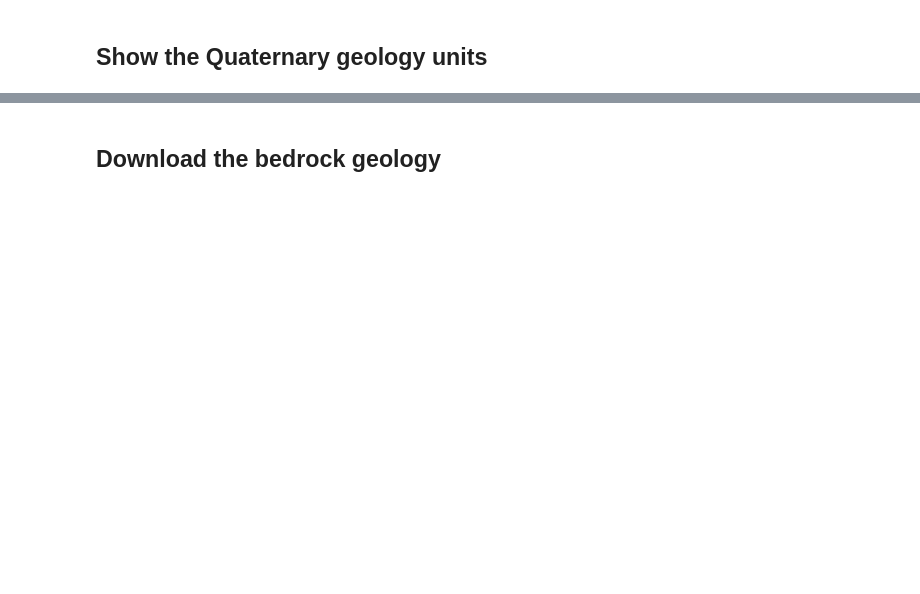
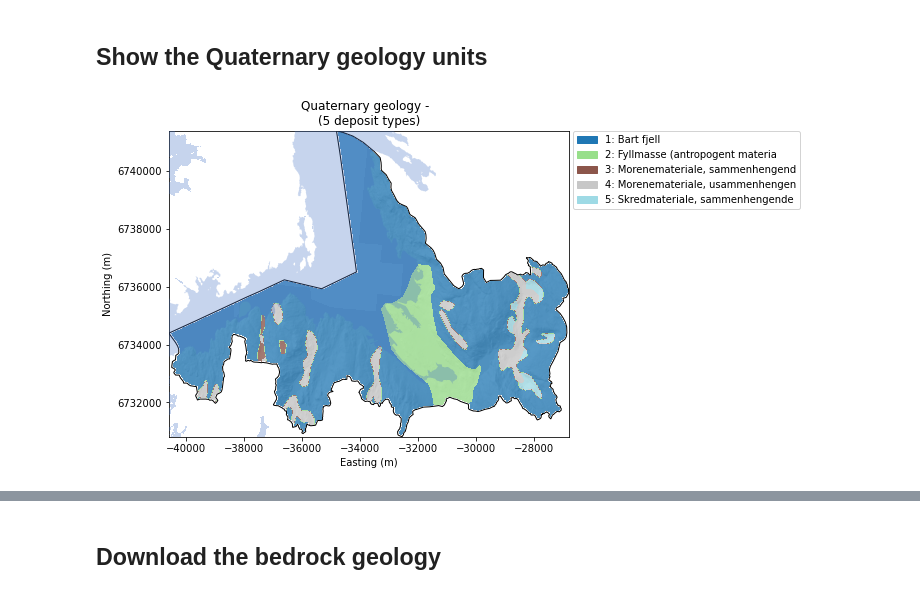
Before and after one commit to ElcoLuijendijk/GEOV212_hydrogeology_exercises, a Jupyter notebook: exercise_5a_model_data.ipynb, the cells around one changed output, grey strips where cells are left out. Cells and saved outputs as stored; diff of their text form; code cells hidden in the pictures; blank space fills up the shorter version.

```diff
--- a/exercise_5a_model_data.ipynb
+++ b/exercise_5a_model_data.ipynb
@@ -87,7 +94,6 @@ print(f"  rasterio  : {rasterio.__version__}")
 ## Parameters and locations of web data
 # %%
 
-# ─── Detect runtime environment ───────────────────────────────────────────────
 try:
     import google.colab  # noqa: F401
     IN_COLAB = True
@@ -116,7 +122,14 @@ NVE_CATCHMENT_URL = "https://nve.geodataonline.no/arcgis/rest/services/Nedborfel
 HOYDEDATA_DTM_URL = "https://hoydedata.no/arcgis/rest/services/DTM/ImageServer/exportImage"
 NVE_LAKES_URL     = "https://nve.geodataonline.no/arcgis/rest/services/Innsjodatabase2/MapServer/5/query"
 NVE_RIVERS_URL    = "https://nve.geodataonline.no/arcgis/rest/services/Elvenett1/MapServer/2/query"
-NGU_LOSM_URL      = "https://geo.ngu.no/api/features/losmasselokalt/collections/losmasseflate/items"
+
+# NGU loose-deposit services – coverage differs by region, so all three are tried
+# in order from most detailed to least; results are merged and deduplicated.
+NGU_LOSM_URLS = [
+    "https://geo.ngu.no/api/features/losmassedetaljert/collections/losmasseflate/items",
+    "https://geo.ngu.no/api/features/losmasselokalt/collections/losmasseflate/items",
+    "https://geo.ngu.no/api/features/losmasseregionalt/collections/losmasseflate/items",
+]
 
 print("CRS:", CRS)
 print("Output directory:", OUTPUT_DIR.resolve())
@@ -1048,7 +1132,6 @@ print(f"  CRS         : {master_crs}")
 # %%
-
 with rasterio.open(dem_path) as src:
-    elevation = src.read(1).astype(float)
+    elevation = src.read(1).astype(np.float32)
     elevation[elevation == src.nodata] = np.nan
 
 # Simple hillshade from gradient
@@ -1063,6 +1146,9 @@ hillshade = (
 )
 hillshade = np.clip(hillshade, 0, 1)
 
+# Free intermediate gradient arrays
+del gx, gy, slope
+gc.collect()
 
 print(f"  Grid size  : {master_shape[0]} rows × {master_shape[1]} cols")
 print(f"  Elevation  : min={np.nanmin(elevation):.1f} m, "
@@ -1682,36 +1947,43 @@ for uid, cnt in zip(unique_ids, counts):
 # %% [markdown]
 ## Show the Quaternary geology units
 # %%
-n_types  = len(rock_to_id)
-cmap_geo = plt.cm.get_cmap("tab20", n_types)
+n_types = len(rock_to_id)
 
-display_array = np.where(geo_array > 0, geo_array.astype(float), np.nan)
+if n_types == 0:
+    print("No Quaternary deposit types found – skipping geology map.")
+    print("(The bedrock cell below will populate geology.tif instead.)")
+else:
+    cmap_geo = plt.cm.get_cmap("tab20", n_types)
 
-fig, ax = plt.subplots(figsize=(10, 10))
-ax.imshow(hillshade, cmap="gray", alpha=0.4, extent=extent)
-_plot_sea_polygon(ax, alpha=0.30)
-ax.imshow(
-    display_array,
-    cmap=cmap_geo, vmin=0.5, vmax=n_types + 0.5,
-    alpha=0.75, extent=extent,
-)
-catchment_gdf.boundary.plot(ax=ax, color="black", linewidth=1)
+    display_array = np.where(geo_array > 0, geo_array.astype(float), np.nan)
 
-patches_geo = [
-    mpatches.Patch(color=cmap_geo(i), label=f"{row['id']}: {str(row['deposit_type'])[:30]}")
-    for i, row in legend_df.iterrows()
-]
-if n_types > 3:
-    ax.legend(handles=patches_geo, bbox_to_anchor=(1.01, 1), loc="upper left",
-              borderaxespad=0, framealpha=0.85, ncol=max(1, n_types // 12))
-else:
-    ax.legend(handles=patches_geo, loc="best", framealpha=0.85)
+    fig, ax = plt.subplots(figsize=(10, 10))
+    ax.imshow(hillshade, cmap="gray", alpha=0.4, extent=extent)
+    _plot_sea_polygon(ax, alpha=0.30)
+    ax.imshow(
+        display_array,
+        cmap=cmap_geo, vmin=0.5, vmax=n_types + 0.5,
+        alpha=0.75, extent=extent,
+    )
+    catchment_gdf.boundary.plot(ax=ax, color="black", linewidth=1)
 
-ax.set_title(f"Quaternary geology - {name}\n({n_types} deposit types)")
-ax.set_xlabel("Easting (m)")
-ax.set_ylabel("Northing (m)")
-ax.ticklabel_format(style="plain", axis="both")
-_limit_axes_to_catchment(ax)
-plt.tight_layout()
-plt.show()
+    patches_geo = [
+        mpatches.Patch(color=cmap_geo(i), label=f"{row['id']}: {str(row['deposit_type'])[:30]}")
+        for i, row in legend_df.iterrows()
+    ]
+    if n_types > 3:
+        ax.legend(handles=patches_geo, bbox_to_anchor=(1.01, 1), loc="upper left",
+                  borderaxespad=0, framealpha=0.85, ncol=max(1, n_types // 12))
+    else:
+        ax.legend(handles=patches_geo, loc="best", framealpha=0.85)
+
+    ax.set_title(f"Quaternary geology - {name}\n({n_types} deposit types)")
+    ax.set_xlabel("Easting (m)")
+    ax.set_ylabel("Northing (m)")
+    ax.ticklabel_format(style="plain", axis="both")
+    _limit_axes_to_catchment(ax)
+    plt.tight_layout()
+    plt.show()
+# %% [output]
+[figure, added]
 # %% [markdown]
```
Also changed, not shown: parts of 38 cells of this notebook.
